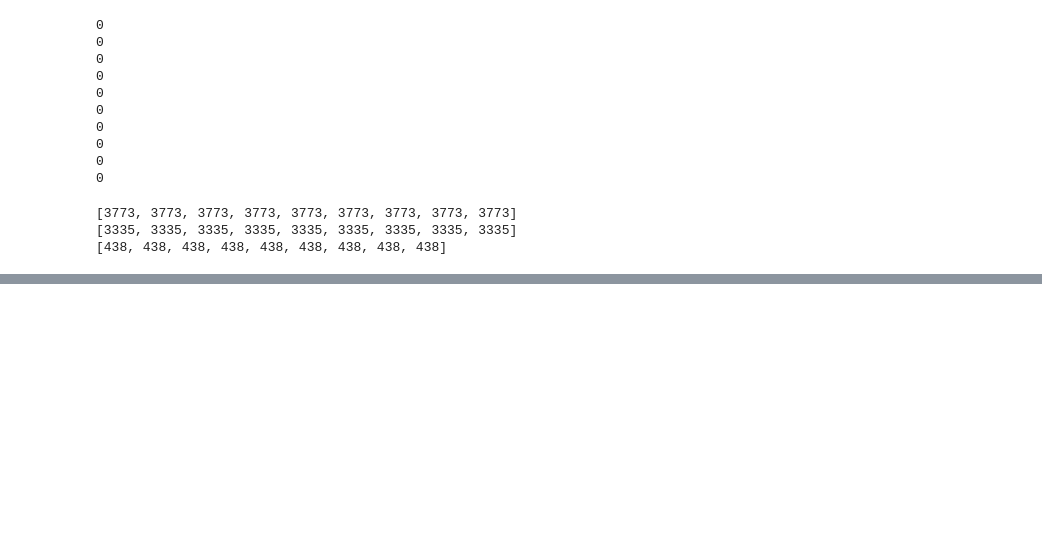
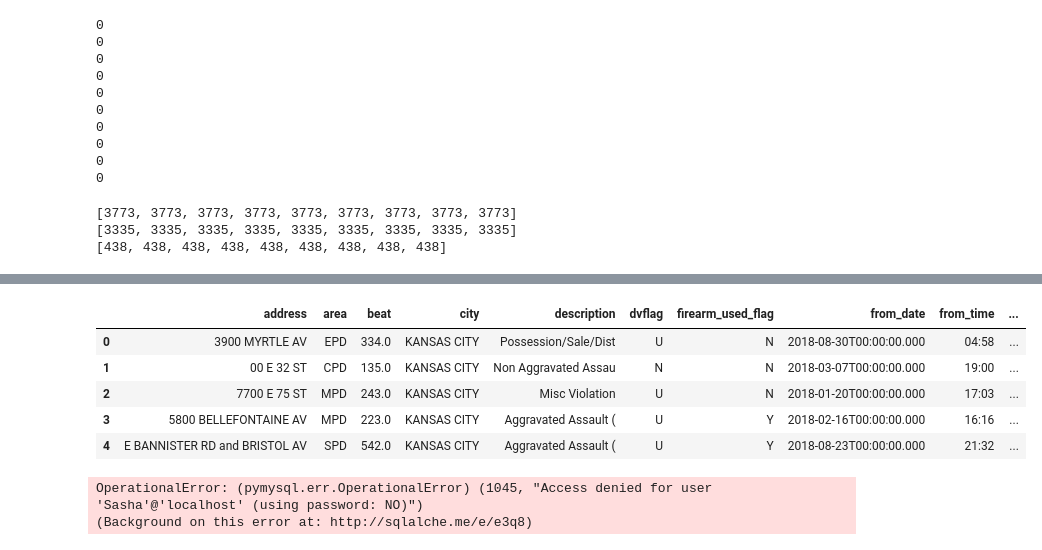
Before and after one commit to sashabridges/DowntownData, a Jupyter notebook: DowntownData Notebook.ipynb, the cells around one changed output, grey strips where cells are left out. Saved outputs shown, nothing was run; the diff lists cells and outputs as text; code cells hidden in the pictures; blank space fills up the shorter version.

```diff
--- a/DowntownData Notebook.ipynb
+++ b/DowntownData Notebook.ipynb
@@ -85,0 +120,5 @@ from sqlalchemy import inspect, func
+# %%
+crime_data = pd.read_csv('crimedata.csv')
+# %%
+crime_df = pd.DataFrame(crime_data)
+crime_df.head()
@@ -85,0 +133,11 @@ from sqlalchemy import inspect, func
+# %%
+crime_df = crime_df.drop([":@computed_region_9t2m_phkm", ":@computed_region_kk66_ngf4", ":@computed_region_my34_vmp8",
+                         ":@computed_region_w4hf_t6bp", "age", "race", "rep_dist", "sex", "to_date", "to_time"], axis=1)
+crime_df.head()
+# %% [output]
+|  | address | area | beat | city | description | dvflag | firearm_used_flag | from_date | from_time | ... |
+| 0 | 3900 MYRTLE AV | EPD | 334.0 | KANSAS CITY | Possession/Sale/Dist | U | N | 2018-08-30T00:00:00.000 | 04:58 | ... |
+| 1 | 00 E 32 ST | CPD | 135.0 | KANSAS CITY | Non Aggravated Assau | N | N | 2018-03-07T00:00:00.000 | 19:00 | ... |
+| 2 | 7700 E 75 ST | MPD | 243.0 | KANSAS CITY | Misc Violation | U | N | 2018-01-20T00:00:00.000 | 17:03 | ... |
+| 3 | 5800 BELLEFONTAINE AV | MPD | 223.0 | KANSAS CITY | Aggravated Assault ( | U | Y | 2018-02-16T00:00:00.000 | 16:16 | ... |
+| 4 | E BANNISTER RD and BRISTOL AV | SPD | 542.0 | KANSAS CITY | Aggravated Assault ( | U | Y | 2018-08-23T00:00:00.000 | 21:32 | ... |
@@ -85,0 +167,12 @@ from sqlalchemy import inspect, func
+# %%
+import pymysql
+pymysql.install_as_MySQLdb()
+
+engine = create_engine("mysql://127.0.0.1:3306")
+conn = engine.connect()
+
+Base.metadata.create_all(engine)
+session = Session(bind=engine)
+# %% [output]
+OperationalError: (pymysql.err.OperationalError) (1045, "Access denied for user 'Sasha'@'localhost' (using password: NO)")
+(Background on this error at: http://sqlalche.me/e/e3q8)
```
Also changed, not shown: parts of 5 cells of this notebook, 3 other files.
